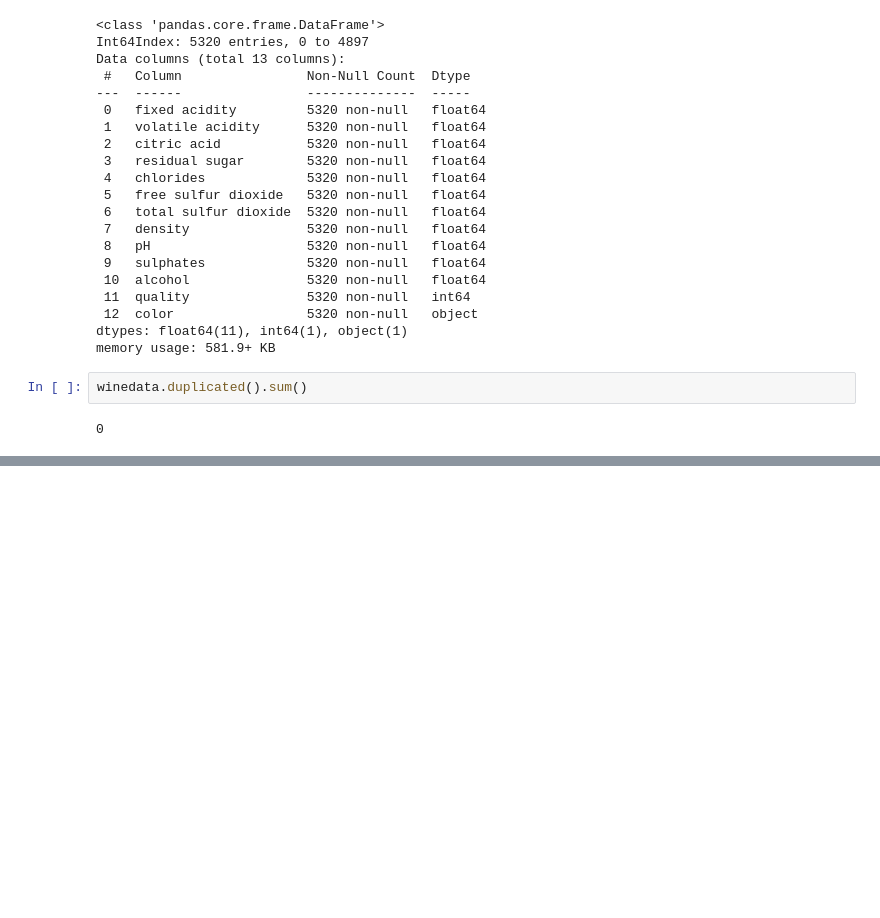
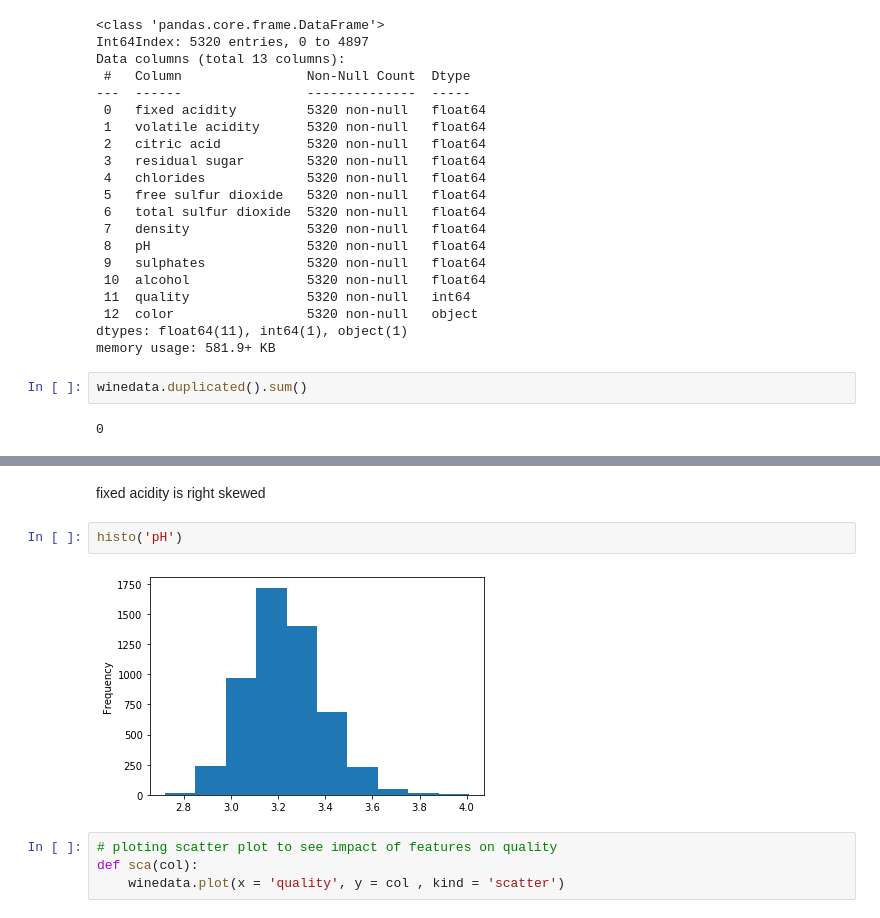
Before and after one commit to Sibin-Sibi/wine_quality, a Jupyter notebook: model.ipynb, the cells around one changed output, grey strips where cells are left out. Saved outputs shown, nothing was run; the diff lists cells and outputs as text; blank space fills up the shorter version.

```diff
--- a/model.ipynb
+++ b/model.ipynb
@@ -207,0 +169,10 @@ winedata.duplicated().sum()
+# %% [markdown]
+fixed acidity is right skewed
+# %%
+histo('pH')
+# %% [output]
+[figure, added]
+# %%
+# ploting scatter plot to see impact of features on quality
+def sca(col):
+    winedata.plot(x = 'quality', y = col , kind = 'scatter')
```
Also changed, not shown: parts of 41 cells of this notebook.
